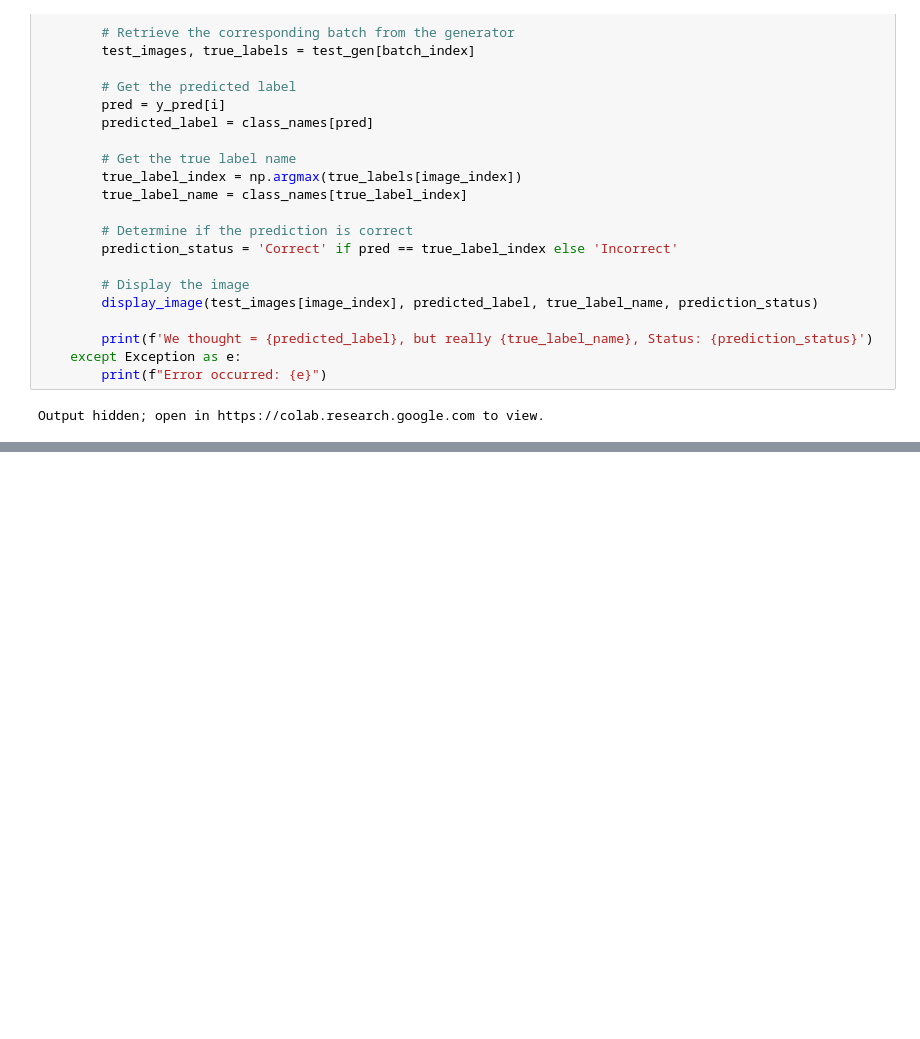
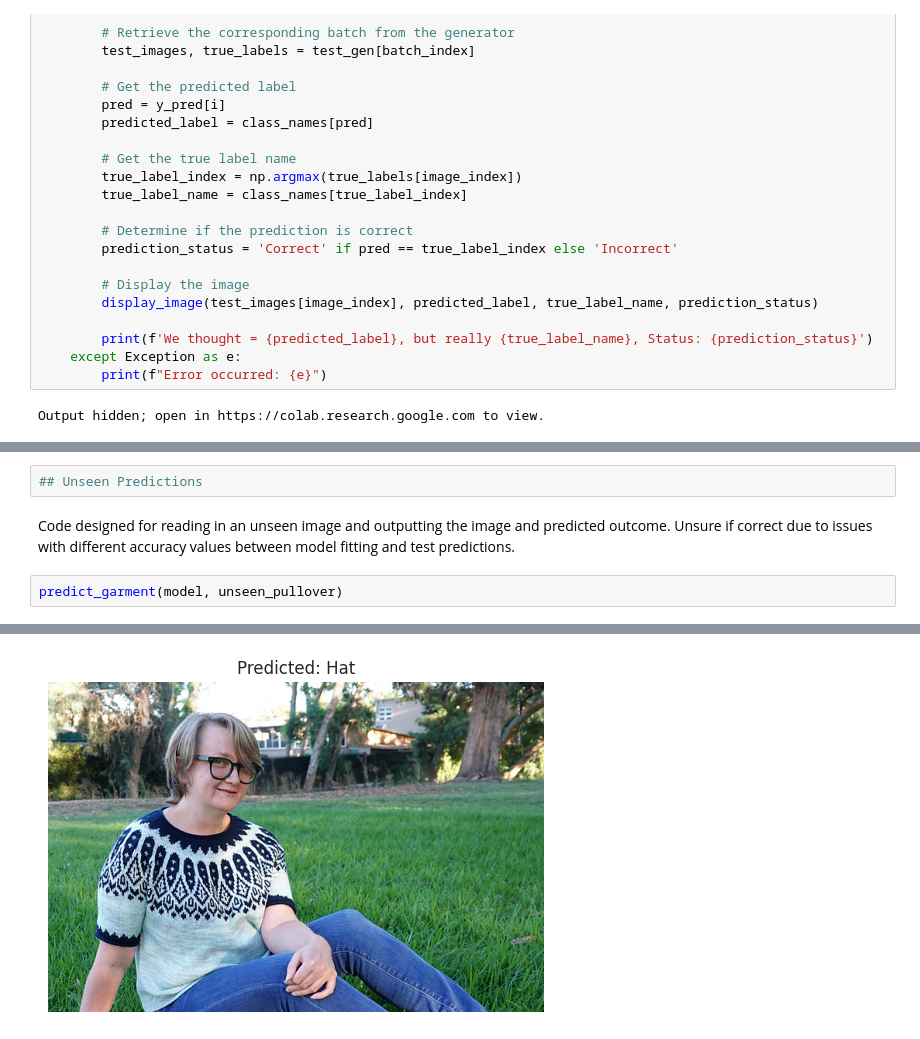
Before and after one commit to FragariaChemist/ravelry_project, a Jupyter notebook: code/ravelry_image_code.ipynb, the cells around one changed output, grey strips where cells are left out. Cells and saved outputs as stored; diff of their text form; blank space fills up the shorter version.

```diff
--- a/code/ravelry_image_code.ipynb
+++ b/code/ravelry_image_code.ipynb
@@ -232,0 +274,7 @@ Is this actually working? I think it is, but I would feel better if someone with
+# %%
+## Unseen Predictions
+# %% [markdown]
+Code designed for reading in an unseen image and outputting the image and predicted outcome.  Unsure if correct due to issues with different accuracy values between model fitting and test predictions.
+# %%
+predict_garment(model, unseen_pullover)
+# %% [output]
@@ -233,3 +282,4 @@ Is this actually working? I think it is, but I would feel better if someone with
+[figure, added]
 # %%
 predict_garment(model, unseen_hat)
 # %% [output]
```
Also changed, not shown: parts of 25 cells of this notebook.
